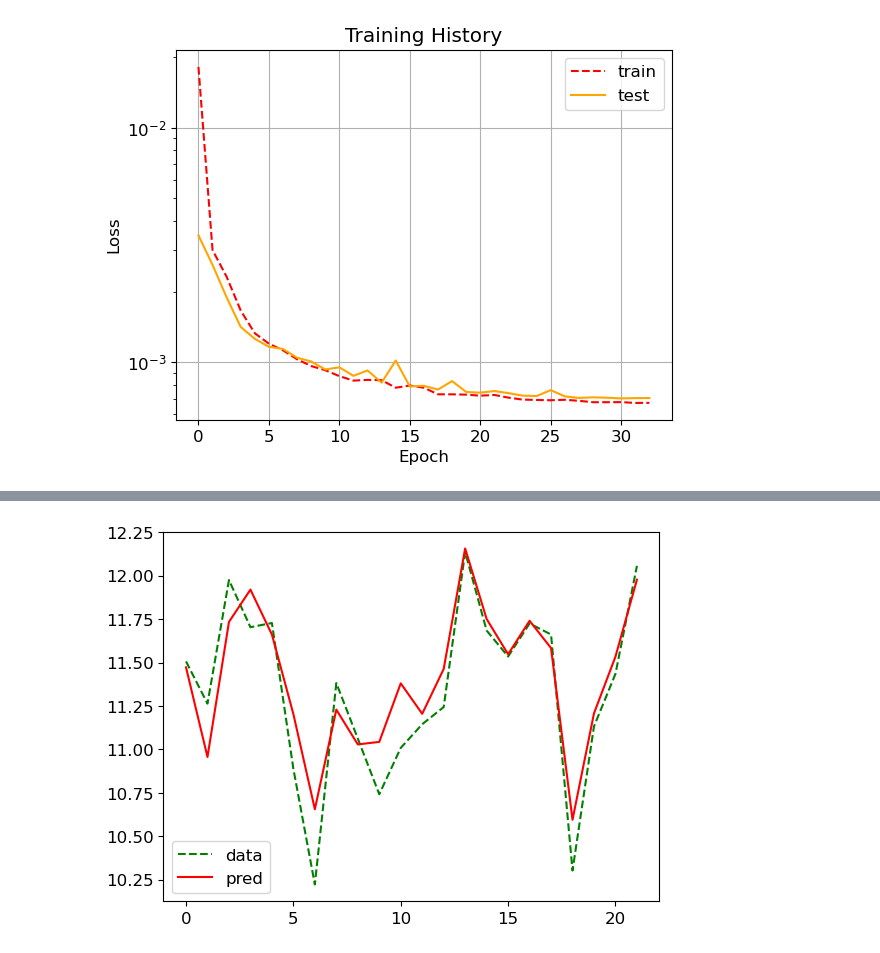
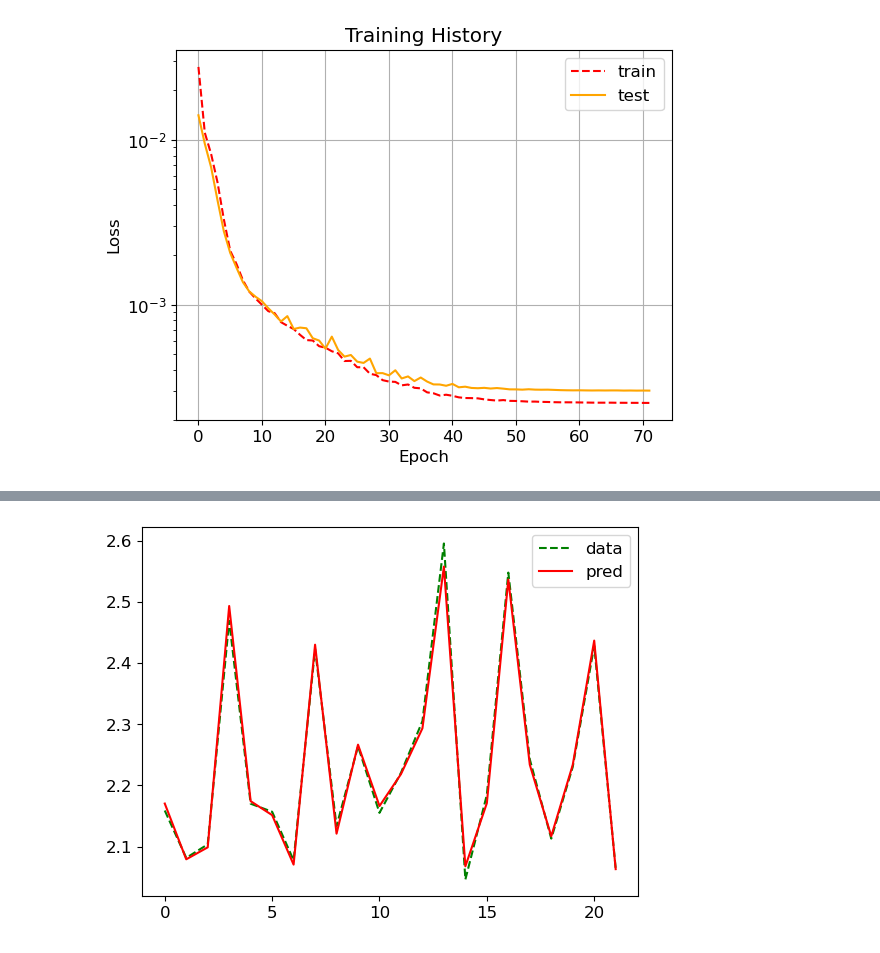
Before and after one commit to anikmh/emulator, a Jupyter notebook: search/dnn2.ipynb, the cells around one changed output, grey strips where cells are left out. Saved outputs shown, nothing was run; the diff lists cells and outputs as text; code cells hidden in the pictures.

```diff
--- a/search/dnn2.ipynb
+++ b/search/dnn2.ipynb
@@ -18,7 +18,12 @@ from sklearn.preprocessing import MinMaxScaler
 # %%
 model = ['nl']
 label = ['NL']
-x_names = [f"R_{i}" for i in range(100)]
+x_names = ['a', 'alpha', 'param_S', 'param_L', '', 'trans1', '', 'trans2', '']
+for k in range(len(model)):
+    if model[k] == 'mp' or model[k] == 'np':
+        x_names[4], x_names[6], x_names[8] = 'exp1', 'exp2', 'exp3'
+    else:
+        x_names[4], x_names[6], x_names[8] = 'csq1', 'csq2', 'csq3'
 
 dir = '/home/anik/bamr/out/aff_inv/'
 mchain = h5py.File(dir + 'nl_all', 'r')['markov_chain_0']
@@ -29,28 +34,18 @@ X = np.zeros((x_ncols, nrows))
 
 for i in range(x_ncols):
     X[i] = data[x_names[i]]
-Y = np.array(data['R_max']).reshape(-1, 1)
+Y = np.array(data['M_max']).reshape(-1, 1)
 
 X = X.T
 
 scaler_X = MinMaxScaler(feature_range=(0, 1))
+scaler_Y = MinMaxScaler(feature_range=(0, 1))
 
-# Mask and scale non-zero values in X
-nz = X != 0
-x = np.copy(X)  # Copy X to keep zeros intact
-x[nz] = scaler_X.fit_transform(X[nz].reshape(-1, 1)).flatten()
-
-# Scale Y with the same scaler as X
-y = scaler_X.transform(Y)
+x = scaler_X.fit_transform(X)
+y = scaler_Y.fit_transform(Y)
 
 x_tr, x_ts, y_tr, y_ts = train_test_split(x, y, test_size=0.2, random_state=42)
 x_ts, x_vl, y_ts, y_vl = train_test_split(x_ts, y_ts, test_size=0.01, random_state=42)
-
-#min_x = np.array([np.min(row[row != 0]) for row in x])
-#plt.plot(np.sort(min_x, axis=0), label='r_max')
-#plt.plot(np.sort(y.flatten(), axis=0), label='R_max')
-#plt.legend()
-#plt.show()
 # %%
 tuner_dir = 'trials2'
 
@@ -76,10 +71,10 @@ I0000 00:00:1731535256.030151  300723 cuda_executor.cc:1015] successful NUMA nod
 def build_model(hp):
 
     model = tf.keras.Sequential()
-    model.add(layers.Input(shape=(100,)))
+    model.add(layers.Input(shape=(9,)))
 
     for i in range(hp.Int('num_layers', 2, 3)):
-        units = hp.Choice(f'units_{i}', [32, 64, 128, 256])
+        units = hp.Choice(f'units_{i}', [8, 16, 32, 48, 64])
         model.add(layers.Dense(units=units, activation='relu'))
 
     model.add(layers.Dense(units=1, activation='sigmoid'))
@@ -95,7 +90,7 @@ def build_model(hp):
 tuner = kt.RandomSearch(
     build_model,
     objective='val_loss',
-    max_trials=100,
+    max_trials=1000,
     executions_per_trial=1,
     directory='trials2',
 )
@@ -180,8 +181,8 @@ Model: "sequential_1"
 # %%
 early_stop = tf.keras.callbacks.EarlyStopping(
     monitor='val_loss',
-    min_delta=1.0e-5,
-    patience=5
+    min_delta=1.0e-6,
+    patience=10
 )
 
 lr_schedule = tf.keras.callbacks.ReduceLROnPlateau(
@@ -222,11 +223,11 @@ plt.title("Training History")
 plt.legend()
 plt.show()
 # %% [output]
-[figure, old version]
+[figure, new version]
 # %%
 y_pr = best_model.predict(x_vl)
-Y_pr = scaler_X.inverse_transform(y_pr).flatten()
-Y_vl = scaler_X.inverse_transform(y_vl).flatten()
+Y_pr = scaler_Y.inverse_transform(y_pr).flatten()
+Y_vl = scaler_Y.inverse_transform(y_vl).flatten()
 plt.plot(Y_vl, c='green', label='data', ls='--')
 plt.plot(Y_pr, c='red', label='pred')
 plt.legend()
@@ -236 +237 @@ plt.show()
-[figure, old version]
+[figure, new version]
```
Also changed, not shown: parts of 8 cells of this notebook, 2 other files.
